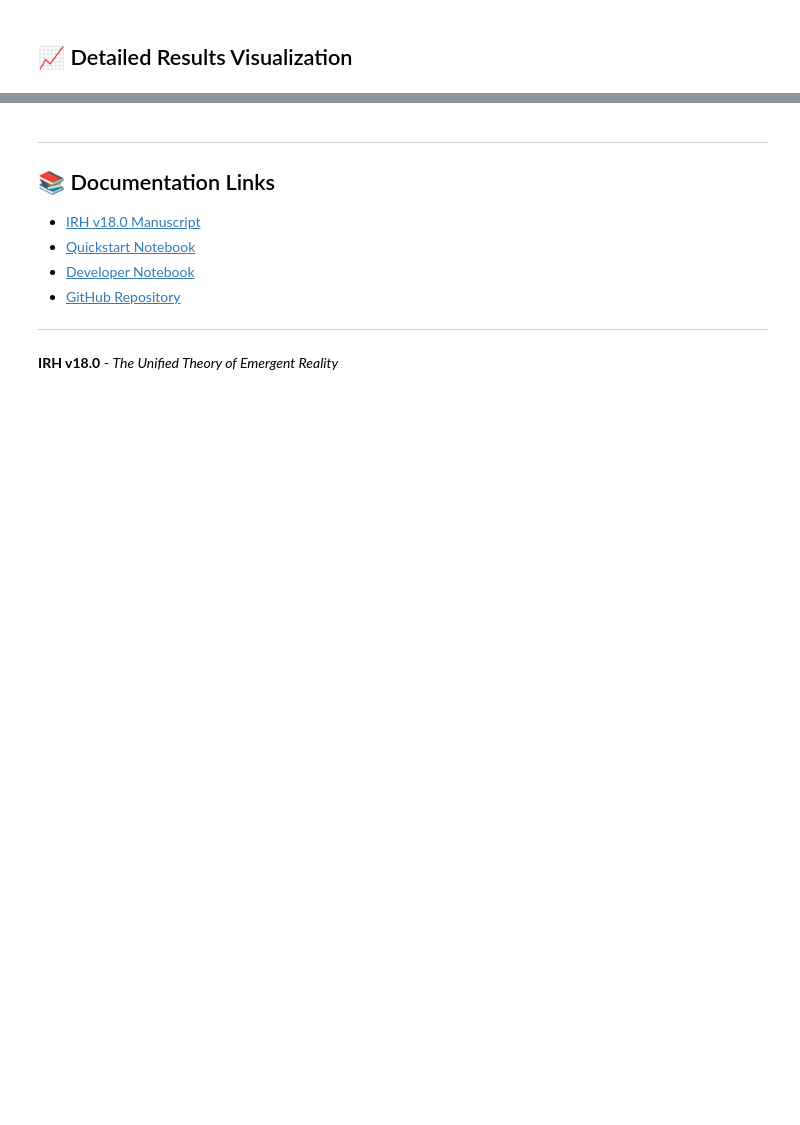
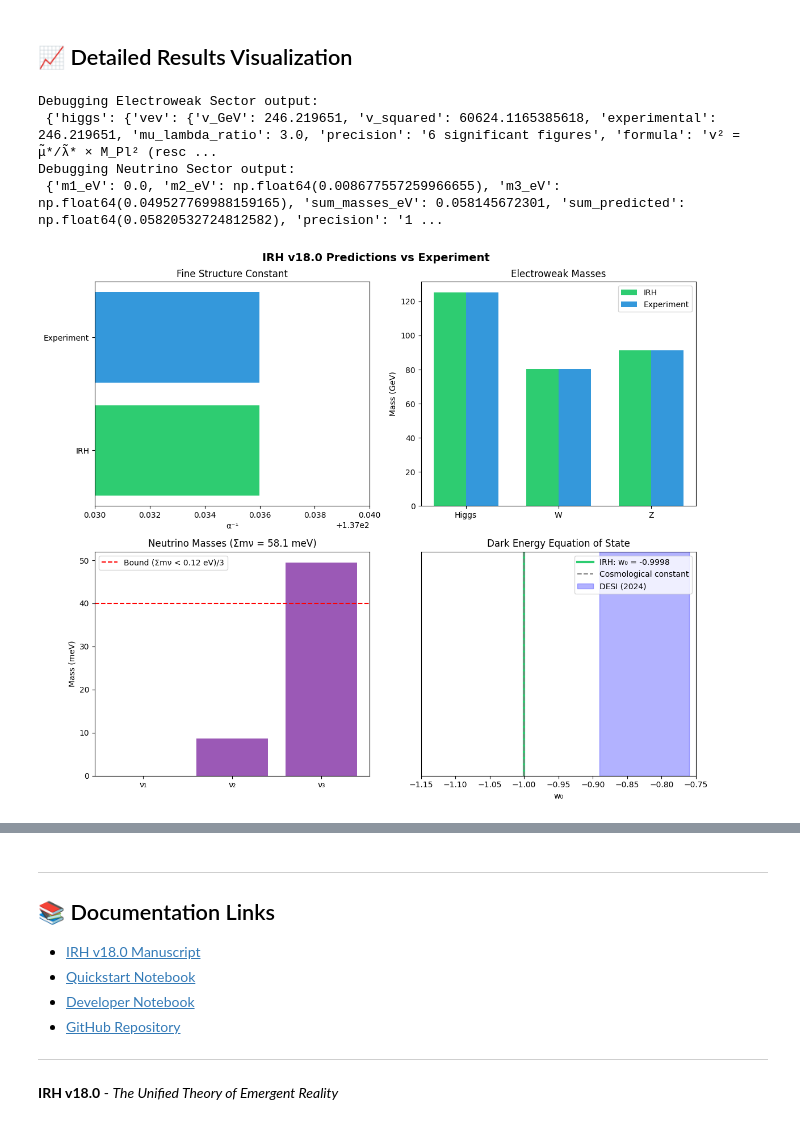
Before and after one commit to dragonspider1991/Intrinsic-Resonance-Holography-, a Jupyter notebook: notebooks/IRH_v18_Full_Install_Colab.ipynb, the cells around one changed output, grey strips where cells are left out. Saved outputs shown, nothing was run; the diff lists cells and outputs as text; code cells hidden in the pictures; blank space fills up the shorter version.

```diff
--- a/notebooks/IRH_v18_Full_Install_Colab.ipynb
+++ b/notebooks/IRH_v18_Full_Install_Colab.ipynb
@@ -462,10 +575,17 @@ def plot_predictions():
     ax = axes[0, 1]
     ew = ElectroweakSector()
     sector = ew.compute_full_sector()
+    # Debugging print statement to inspect the structure of 'sector'
+    print("Debugging Electroweak Sector output:\n", sector)
+
+    # Correctly extract numerical mass values from the nested dictionary structure
+    higgs_mass_val = sector.get('higgs', {}).get('mass', {}).get('m_H_GeV', 0.0)
+    w_mass_val = sector.get('gauge_bosons', {}).get('W', {}).get('m_W_GeV', 0.0)
+    z_mass_val = sector.get('gauge_bosons', {}).get('Z', {}).get('m_Z_GeV', 0.0)
+
     particles = ['Higgs', 'W', 'Z']
-    irh_masses = [sector['higgs']['mass'],
-                  sector['gauge_bosons']['w_mass'],
-                  sector['gauge_bosons']['z_mass']]
+    irh_masses = [higgs_mass_val, w_mass_val, z_mass_val]
+
     exp_masses = [125.25, 80.4, 91.2]
     x = np.arange(len(particles))
     width = 0.35
@@ -476,32 +596,48 @@ def plot_predictions():
     ax.set_ylabel('Mass (GeV)')
     ax.set_title('Electroweak Masses')
     ax.legend()
 
     # 3. Neutrino masses
     ax = axes[1, 0]
     neutrino = NeutrinoSector()
     masses = neutrino.compute_absolute_masses()
-    ax.bar(['ν₁', 'ν₂', 'ν₃'], [m*1000 for m in masses['masses_eV']], color='#9b59b6')
+    print("Debugging Neutrino Sector output:\n", masses) # Add debug print for neutrino masses
+
+    # Correctly extract individual neutrino mass values
+    neutrino_masses_list = [
+        masses.get('m1_eV', 0.0),
+        masses.get('m2_eV', 0.0),
+        masses.get('m3_eV', 0.0)
+    ]
+    sum_neutrino_masses = masses.get('sum_masses_eV', 0.0)
+
+    ax.bar(['ν₁', 'ν₂', 'ν₃'], [m*1000 for m in neutrino_masses_list], color='#9b59b6')
     ax.axhline(y=0.12*1000/3, color='r', linestyle='--', label='Bound (Σmν < 0.12 eV)/3')
     ax.set_ylabel('Mass (meV)')
-    ax.set_title(f"Neutrino Masses (Σmν = {masses['sum_masses_eV']*1000:.1f} meV)")
+    ax.set_title(f"Neutrino Masses (Σmν = {sum_neutrino_masses*1000:.1f} meV)")
     ax.legend()
 
     # 4. Dark energy w0
     ax = axes[1, 1]
     de = DarkEnergyModule()
     w0 = de.compute_full_analysis()['equation_of_state']['w0']
     w_range = np.linspace(-1.2, -0.8, 100)
     ax.axvline(x=w0, color='#2ecc71', linewidth=3, label=f'IRH: w₀ = {w0:.4f}')
     ax.axvline(x=-1, color='gray', linestyle='--', label='Cosmological constant')
     ax.axvspan(-0.89, -0.76, alpha=0.3, color='blue', label='DESI (2024)')
     ax.set_xlim(-1.15, -0.75)
     ax.set_xlabel('w₀')
     ax.set_title('Dark Energy Equation of State')
     ax.legend()
     ax.set_yticks([])
 
     plt.tight_layout()
     plt.show()
 
 plot_predictions()
+# %% [output]
+Debugging Electroweak Sector output:
+ {'higgs': {'vev': {'v_GeV': 246.219651, 'v_squared': 60624.1165385618, 'experimental': 246.219651, 'mu_lambda_ratio': 3.0, 'precision': '6 significant figures', 'formula': 'v² = μ̃*/λ̃* × M_Pl² (resc ...
+Debugging Neutrino Sector output:
+ {'m1_eV': 0.0, 'm2_eV': np.float64(0.008677557259966655), 'm3_eV': np.float64(0.049527769988159165), 'sum_masses_eV': 0.058145672301, 'sum_predicted': np.float64(0.05820532724812582), 'precision': '1 ...
+[figure, added]
```
Also changed, not shown: parts of 8 cells of this notebook.
